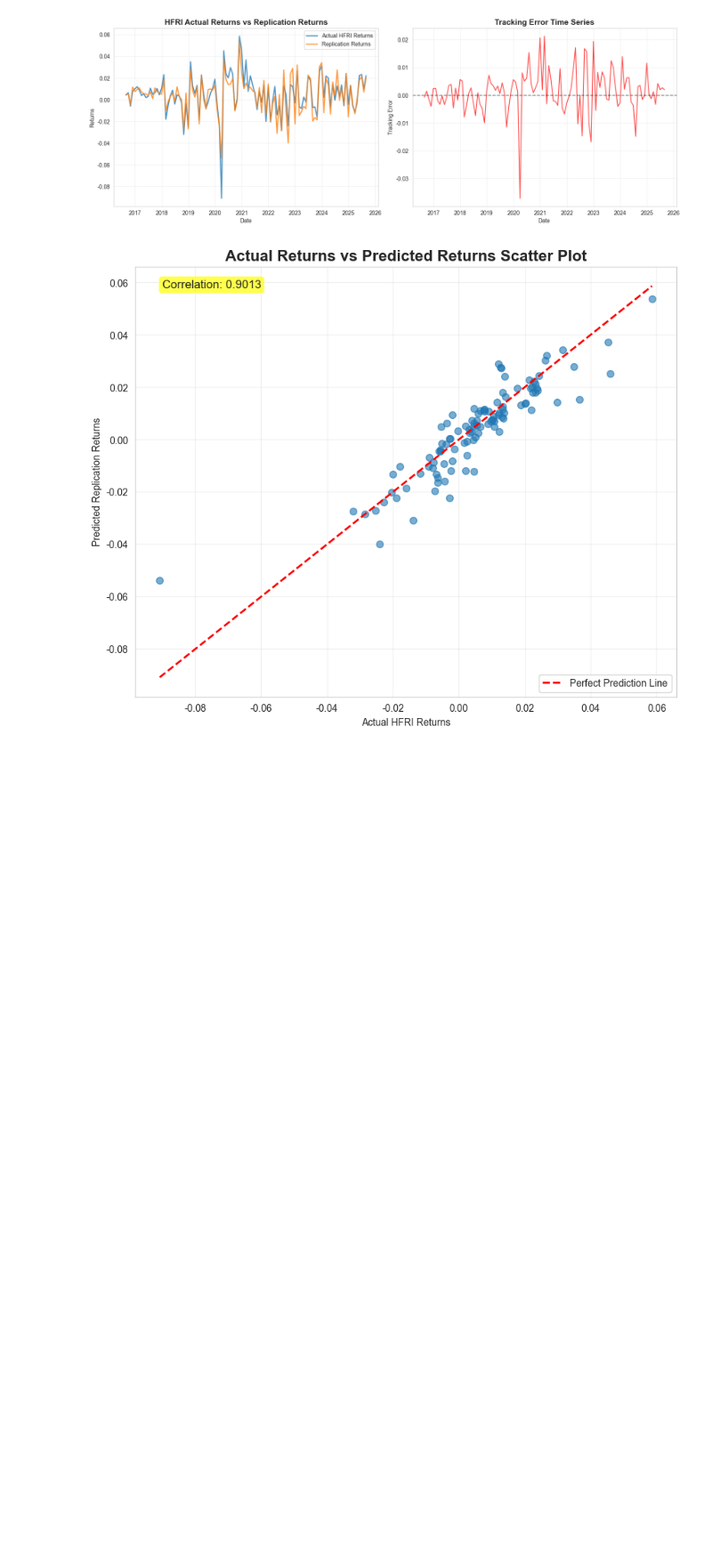
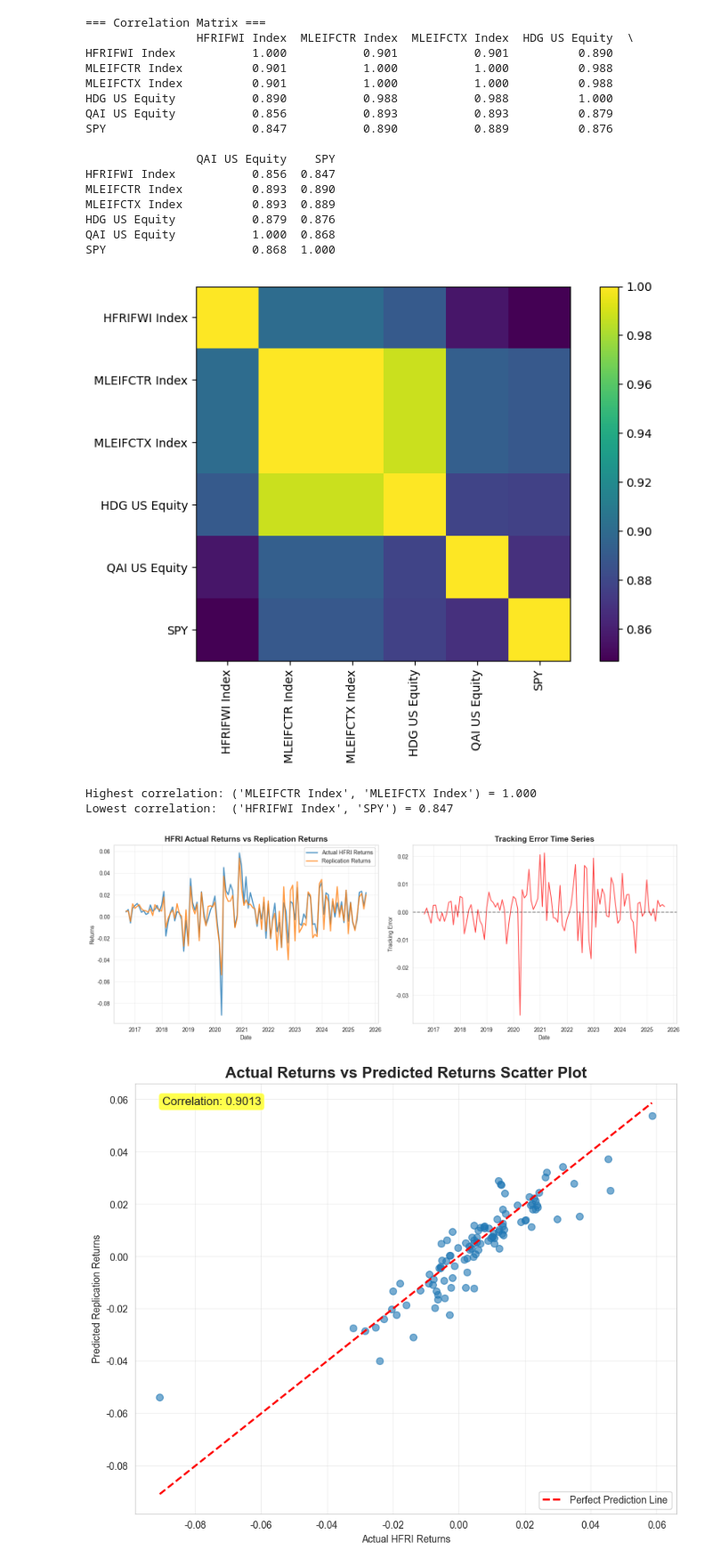
Before and after one commit to colinyaos/PortfolioRiskHW, a Jupyter notebook: HW2/ProSharesReplication.ipynb, the cells around one changed output. Shown at 89% size. Cells and saved outputs as stored; diff of their text form; code cells hidden in the pictures; blank space fills up the shorter version.

```diff
--- a/HW2/ProSharesReplication.ipynb
+++ b/HW2/ProSharesReplication.ipynb
@@ -4,5 +4,12 @@ import numpy as np
 from sklearn.linear_model import LinearRegression
 import matplotlib.pyplot as plt
 import seaborn as sns
+
+HF_SHEET = "hedge_fund_series"
+MF_SHEET = "merrill_factors"
+MONTHS = 12  # monthly data → 12
+
+hf = pd.read_excel('data/proshares_analysis_data.xlsx', sheet_name=HF_SHEET, index_col=0, parse_dates=True)
+hf = hf.loc["2011-08":"2025-05"].dropna(how="all").dropna()
 # %%
 # Part 1
@@ -15,5 +192,50 @@ import seaborn as sns
 # %%
 # Part 5
+
+all_df = data[hf.columns.tolist() + ["SPY"]].dropna()
+corr = all_df.corr()
+
+print("=== Correlation Matrix ===")
+print(corr.round(3))
+
+# Heat map (matplotlib only; single plot)
+fig, ax = plt.subplots(figsize=(8, 6))
+im = ax.imshow(corr.values, interpolation="nearest")
+ax.set_xticks(range(len(corr.columns)))
+ax.set_yticks(range(len(corr.index)))
+ax.set_xticklabels(corr.columns, rotation=90)
+ax.set_yticklabels(corr.index)
+fig.colorbar(im, ax=ax)
+plt.tight_layout()
+plt.show()
+
+# Highest/lowest correlation pairs (exclude diagonal)
+mask = np.triu(np.ones_like(corr, dtype=bool), k=1)
+pairs = pd.DataFrame(corr.where(mask)).stack()
+hi_pair, hi_val = pairs.idxmax(), pairs.max()
+lo_pair, lo_val = pairs.idxmin(), pairs.min()
+print(f"\nHighest correlation: {hi_pair} = {hi_val:.3f}")
+print(f"Lowest correlation:  {lo_pair} = {lo_val:.3f}")
+# %% [output]
+=== Correlation Matrix ===
+                HFRIFWI Index  MLEIFCTR Index  MLEIFCTX Index  HDG US Equity  \
+HFRIFWI Index           1.000           0.901           0.901          0.890
+MLEIFCTR Index          0.901           1.000           1.000          0.988
+MLEIFCTX Index          0.901           1.000           1.000          0.988
+HDG US Equity           0.890           0.988           0.988          1.000
+QAI US Equity           0.856           0.893           0.893          0.879
+SPY                     0.847           0.890           0.889          0.876
+
+                QAI US Equity    SPY
+HFRIFWI Index           0.856  0.847
+MLEIFCTR Index          0.893  0.890
+MLEIFCTX Index          0.893  0.889
+HDG US Equity           0.879  0.876
+QAI US Equity           1.000  0.868
+SPY                     0.868  1.000
+[figure, added]
+Highest correlation: ('MLEIFCTR Index', 'MLEIFCTX Index') = 1.000
+Lowest correlation:  ('HFRIFWI Index', 'SPY') = 0.847
 # %%
 # Part 6
 # %%
```
Also changed, not shown: parts of 4 cells of this notebook, 1 other file.
